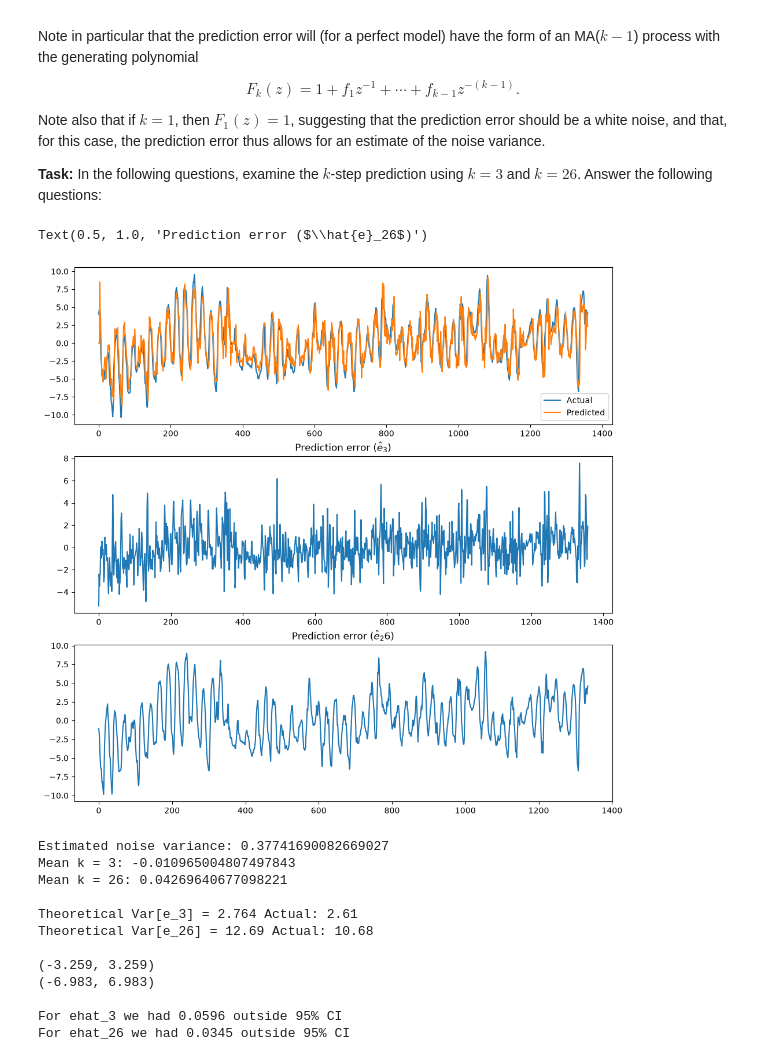
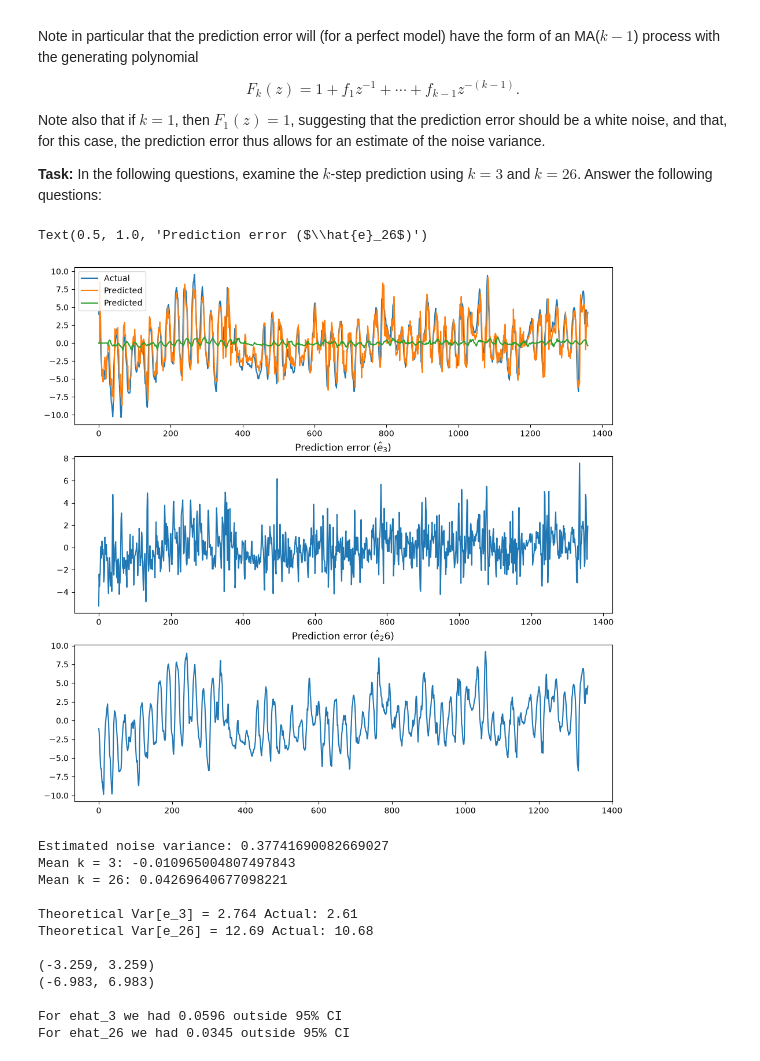
Before and after one commit to H-Wadman/TimeSeriesAnalysis, a Jupyter notebook: labs/lab2.ipynb, the cells around one changed output. Cells and saved outputs as stored; diff of their text form; code cells hidden in the pictures.

```diff
--- a/labs/lab2.ipynb
+++ b/labs/lab2.ipynb
@@ -498,34 +498,35 @@ Note also that if $k=1$, then $F_1(z)=1$, suggesting that the prediction error s
 mat = scipy.io.loadmat(os.path.join(DATA_DIR, 'svedala.mat'))
 svedala = mat['svedala'].flatten()
 
 
 # Create a model the data and do predictions
 A = [1, -1.79, 0.84]
 C = [1, -0.18, -0.11]
 
 F3, G3 = polydiv(C, A, 3)
 F26, G26 = polydiv(C, A, 26)
 
 
 svedalahat_3 = scipy.signal.lfilter(G3, C, svedala)
 svedalahat_26 = scipy.signal.lfilter(G26, C, svedala)
 
 %matplotlib inline
 fig, (ax1, ax2, ax3) = plt.subplots(3, 1, figsize=(12, 12))
 ax1.plot(svedala, label="Actual")
 ax1.plot(svedalahat_3, label="Predicted")
+ax1.plot(svedalahat_26, label="Predicted")
 ax1.legend()
 
 ehat_3 = svedala[3:] - svedalahat_3[3:]
 ax2.plot(ehat_3)
 ax2.set_title("Prediction error ($\\hat{e}_3$)")
 
 ehat_26 = svedala[26:] - svedalahat_26[26:]
 ax3.plot(ehat_26)
 ax3.set_title("Prediction error ($\\hat{e}_26$)")
 # %% [output]
 Text(0.5, 1.0, 'Prediction error ($\\hat{e}_26$)')
-[figure, old version]
+[figure, new version]
 # %%
 F1, G1 = polydiv(C, A, 1)
 svedalahat_1 = scipy.signal.lfilter(G1, C, svedala)
```
Also changed, not shown: 1 other file.
